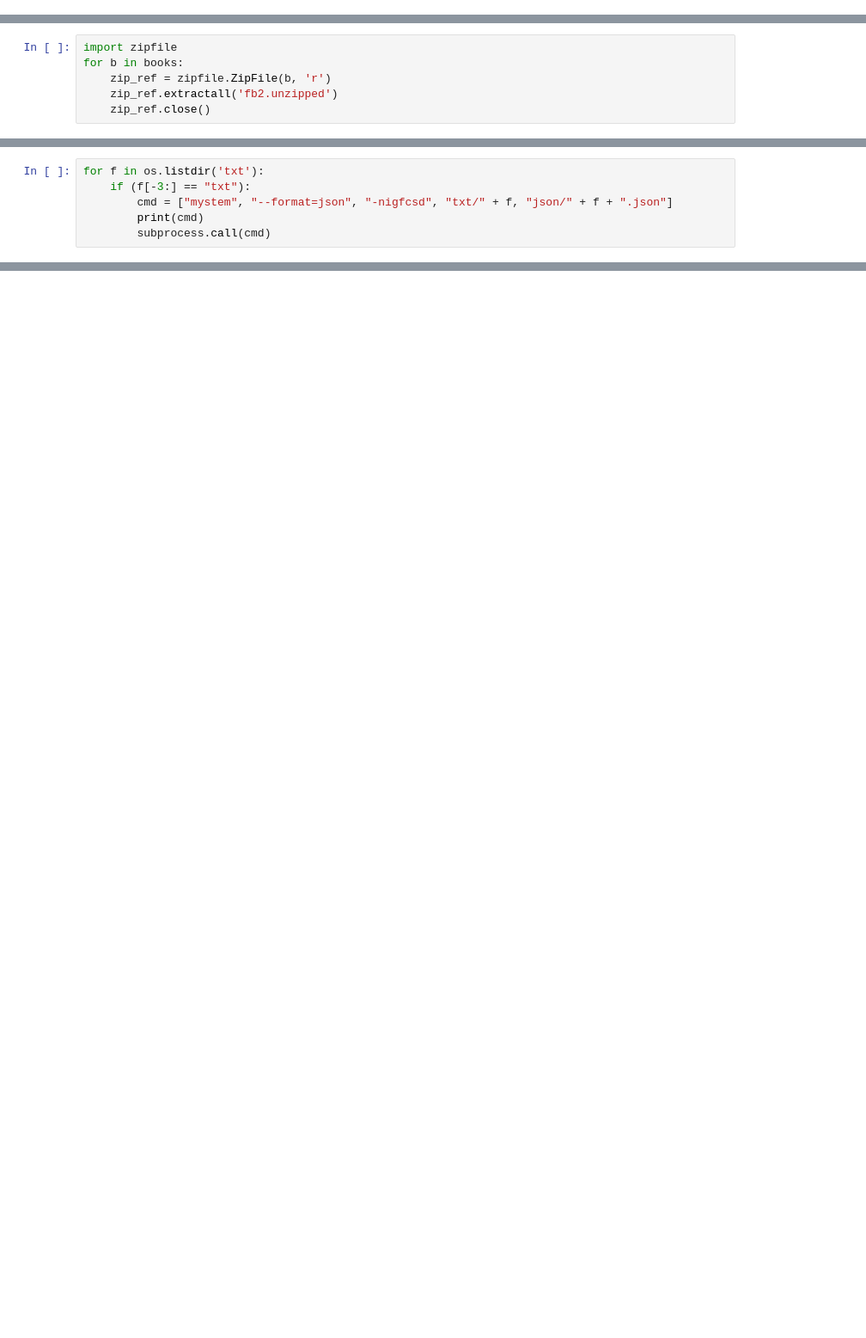
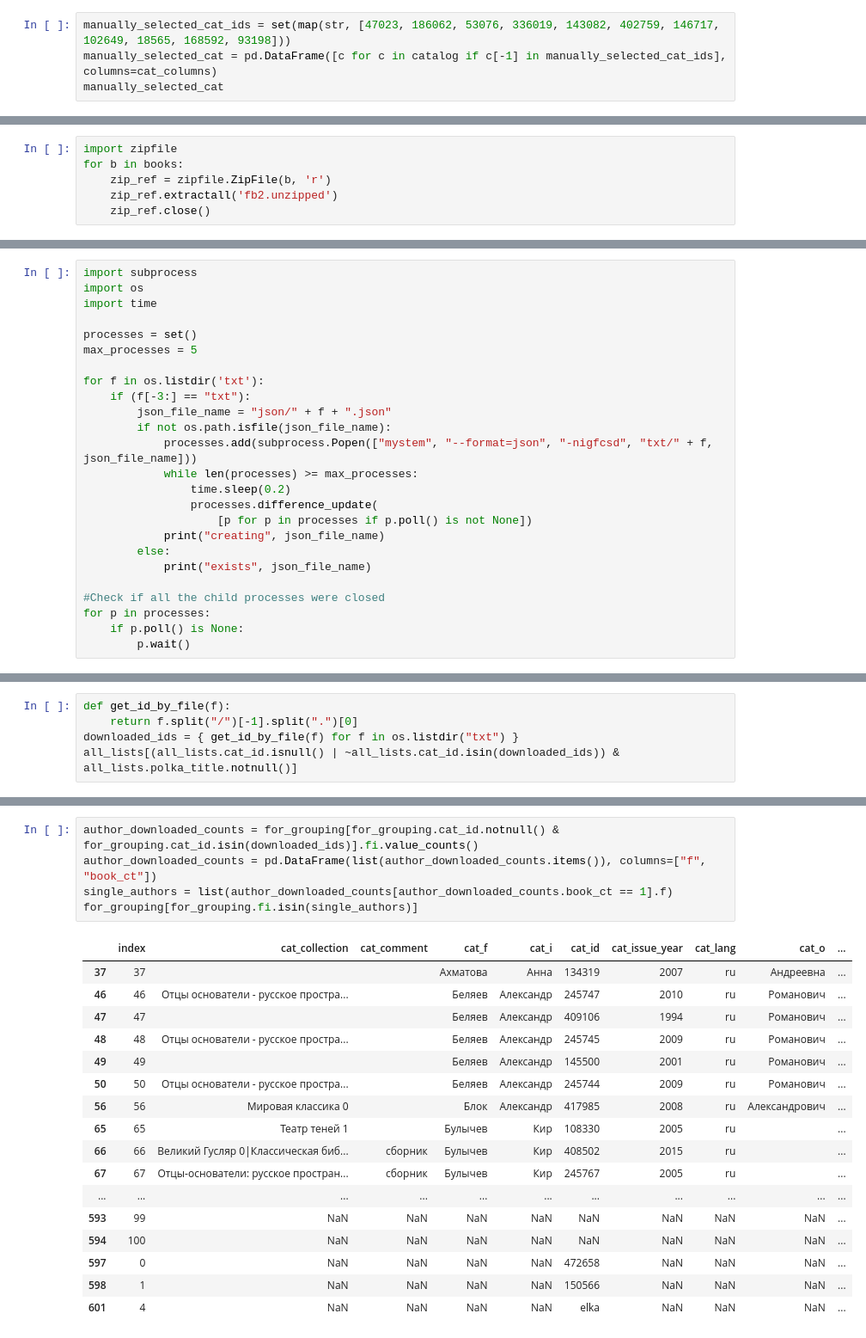
Before and after one commit to a10nik/pb-stylistic, a Jupyter notebook: select-books.ipynb, the cells around one changed output, grey strips where cells are left out. Shown at 86% size. Drawn from its saved outputs; the diff is of its cells as text; blank space fills up the shorter version.

```diff
--- a/select-books.ipynb
+++ b/select-books.ipynb
@@ -100,0 +81,4 @@ urls
+# %%
+manually_selected_cat_ids = set(map(str, [47023, 186062, 53076, 336019, 143082, 402759, 146717, 102649, 18565, 168592, 93198]))
+manually_selected_cat = pd.DataFrame([c for c in catalog if c[-1] in manually_selected_cat_ids], columns=cat_columns)
+manually_selected_cat
@@ -176,6 +241,0 @@ for f in os.listdir('fb2.unzipped'):
-# %%
-for f in os.listdir('txt'):
-    if (f[-3:] == "txt"):
-        cmd = ["mystem", "--format=json", "-nigfcsd", "txt/" + f, "json/" + f + ".json"]
-        print(cmd)
-        subprocess.call(cmd)
@@ -222,0 +247,25 @@ json\Uspenskiy_Dyadya-Fedor-pes-i-kot.p-1zgA.373595.fb2.txt.json
+# %%
+import subprocess
+import os
+import time
+
+processes = set()
+max_processes = 5
+
+for f in os.listdir('txt'):
+    if (f[-3:] == "txt"):
+        json_file_name = "json/" + f + ".json"
+        if not os.path.isfile(json_file_name):
+            processes.add(subprocess.Popen(["mystem", "--format=json", "-nigfcsd", "txt/" + f, json_file_name]))
+            while len(processes) >= max_processes:
+                time.sleep(0.2)
+                processes.difference_update(
+                    [p for p in processes if p.poll() is not None])
+            print("creating", json_file_name)
+        else:
+            print("exists", json_file_name)
+
+#Check if all the child processes were closed
+for p in processes:
+    if p.poll() is None:
+        p.wait()
@@ -222,0 +290,5 @@ json\Uspenskiy_Dyadya-Fedor-pes-i-kot.p-1zgA.373595.fb2.txt.json
+# %%
+def get_id_by_file(f):
+    return f.split("/")[-1].split(".")[0]
+downloaded_ids = { get_id_by_file(f) for f in os.listdir("txt") }
+all_lists[(all_lists.cat_id.isnull() | ~all_lists.cat_id.isin(downloaded_ids)) & all_lists.polka_title.notnull()]
@@ -222,0 +298,23 @@ json\Uspenskiy_Dyadya-Fedor-pes-i-kot.p-1zgA.373595.fb2.txt.json
+# %%
+author_downloaded_counts = for_grouping[for_grouping.cat_id.notnull() & for_grouping.cat_id.isin(downloaded_ids)].fi.value_counts()
+author_downloaded_counts = pd.DataFrame(list(author_downloaded_counts.items()), columns=["f", "book_ct"])
+single_authors = list(author_downloaded_counts[author_downloaded_counts.book_ct == 1].f)
+for_grouping[for_grouping.fi.isin(single_authors)]
+# %% [output]
+|  | index | cat_collection | cat_comment | cat_f | cat_i | cat_id | cat_issue_year | cat_lang | cat_o | ... |
+| 37 | 37 |  |  | Ахматова | Анна | 134319 | 2007 | ru | Андреевна | ... |
+| 46 | 46 | Отцы основатели - русское простра... |  | Беляев | Александр | 245747 | 2010 | ru | Романович | ... |
+| 47 | 47 |  |  | Беляев | Александр | 409106 | 1994 | ru | Романович | ... |
+| 48 | 48 | Отцы основатели - русское простра... |  | Беляев | Александр | 245745 | 2009 | ru | Романович | ... |
+| 49 | 49 |  |  | Беляев | Александр | 145500 | 2001 | ru | Романович | ... |
+| 50 | 50 | Отцы основатели - русское простра... |  | Беляев | Александр | 245744 | 2009 | ru | Романович | ... |
+| 56 | 56 | Мировая классика 0 |  | Блок | Александр | 417985 | 2008 | ru | Александрович | ... |
+| 65 | 65 | Театр теней 1 |  | Булычев | Кир | 108330 | 2005 | ru |  | ... |
+| 66 | 66 | Великий Гусляр 0|Классическая биб... | сборник | Булычев | Кир | 408502 | 2015 | ru |  | ... |
+| 67 | 67 | Отцы-основатели: русское простран... | сборник | Булычев | Кир | 245767 | 2005 | ru |  | ... |
+| ... | ... | ... | ... | ... | ... | ... | ... | ... | ... | ... |
+| 593 | 99 | NaN | NaN | NaN | NaN | NaN | NaN | NaN | NaN | ... |
+| 594 | 100 | NaN | NaN | NaN | NaN | NaN | NaN | NaN | NaN | ... |
+| 597 | 0 | NaN | NaN | NaN | NaN | 472658 | NaN | NaN | NaN | ... |
+| 598 | 1 | NaN | NaN | NaN | NaN | 150566 | NaN | NaN | NaN | ... |
+| 601 | 4 | NaN | NaN | NaN | NaN | elka | NaN | NaN | NaN | ... |
```
Also changed, not shown: parts of 34 cells of this notebook, 14 other files.
